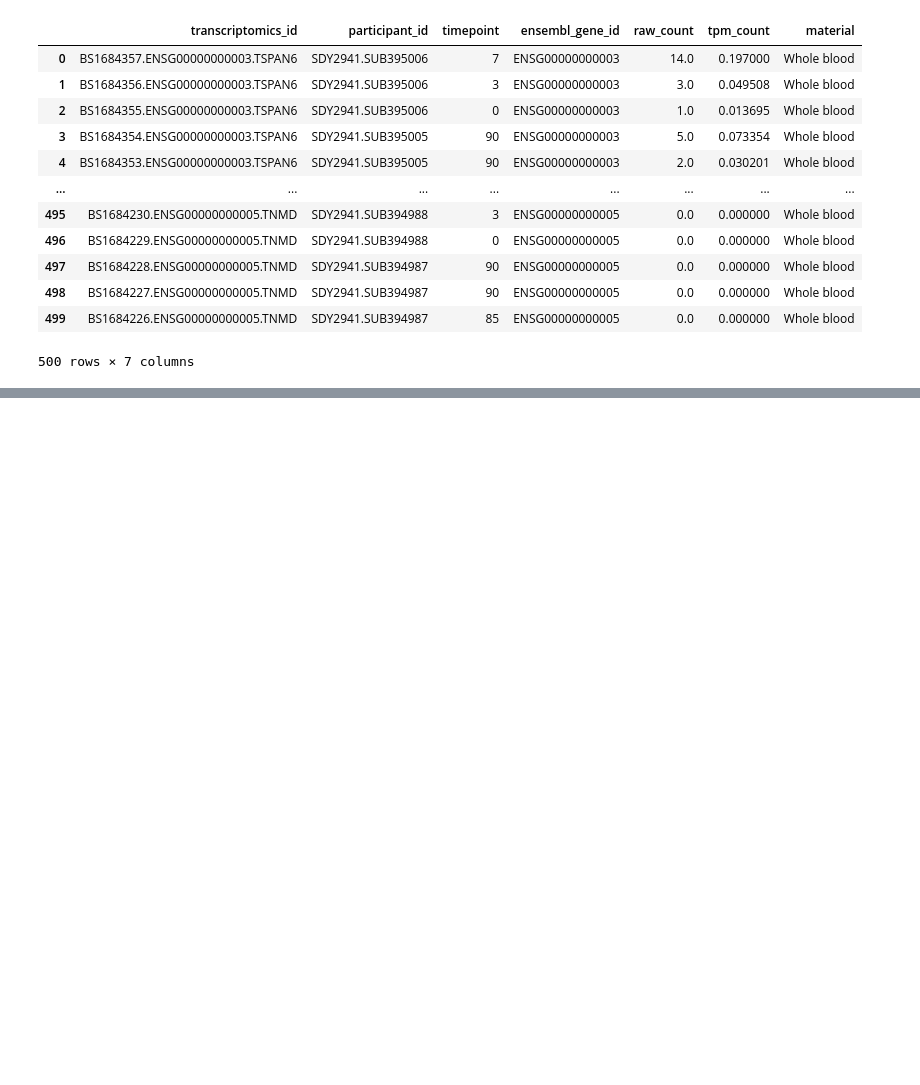
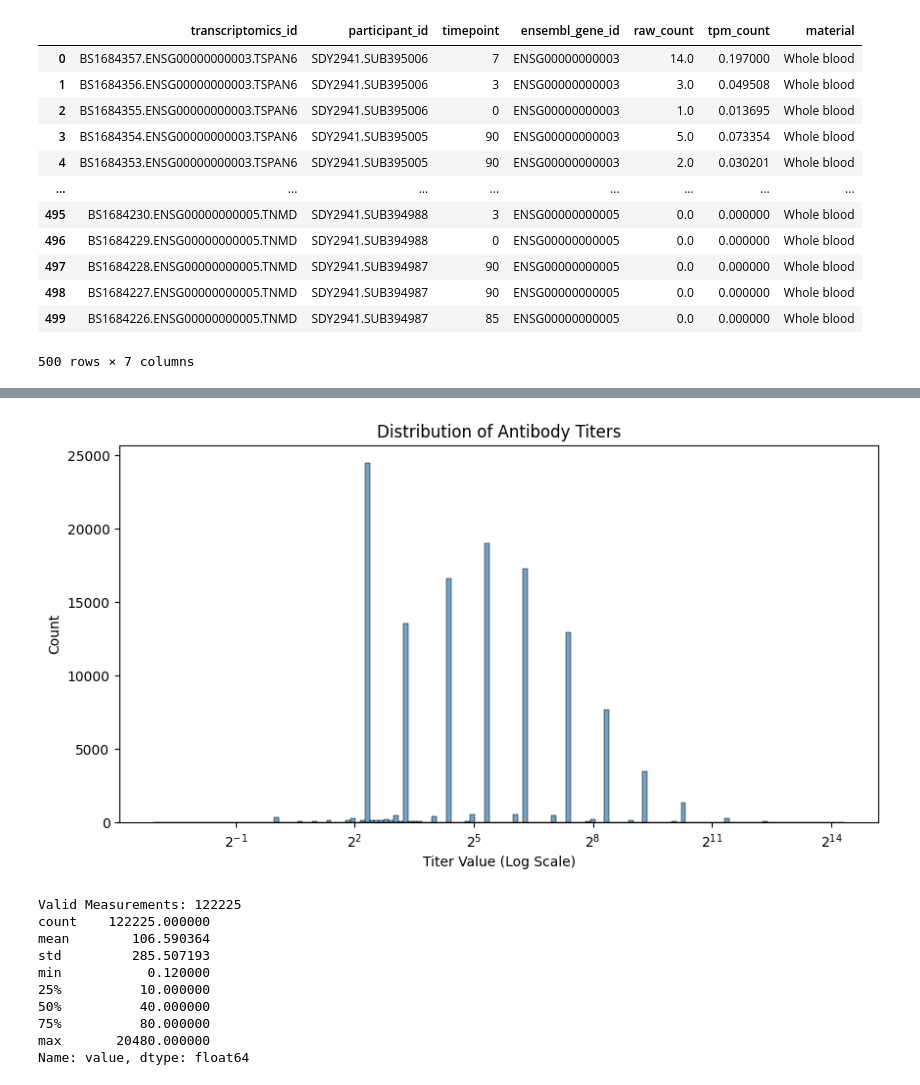
Before and after one commit to DirtyChay/cmi-flu-prediction-challenge, a Jupyter notebook: EDA.ipynb, the cells around one changed output, grey strips where cells are left out. Saved outputs shown, nothing was run; the diff lists cells and outputs as text; code cells hidden in the pictures; blank space fills up the shorter version.

```diff
--- a/EDA.ipynb
+++ b/EDA.ipynb
@@ -184,0 +270,27 @@ train_transcriptomics_SDY2941.head(500)
+# %%
+train_hai['value'] = pd.to_numeric(train_hai['value'], errors='coerce')
+
+clean_hai = train_hai.dropna(subset=['value'])
+
+plt.figure(figsize=(10, 5))
+
+sns.histplot(data=clean_hai, x='value', log_scale=2, color='steelblue')
+
+plt.title("Distribution of Antibody Titers")
+plt.xlabel("Titer Value (Log Scale)")
+plt.show()
+
+print(f"Valid Measurements: {len(clean_hai)}")
+print(clean_hai['value'].describe())
+# %% [output]
+[figure, added]
+Valid Measurements: 122225
+count    122225.000000
+mean        106.590364
+std         285.507193
+min           0.120000
+25%          10.000000
+50%          40.000000
+75%          80.000000
+max       20480.000000
+Name: value, dtype: float64
```
Also changed, not shown: parts of 4 cells of this notebook.
